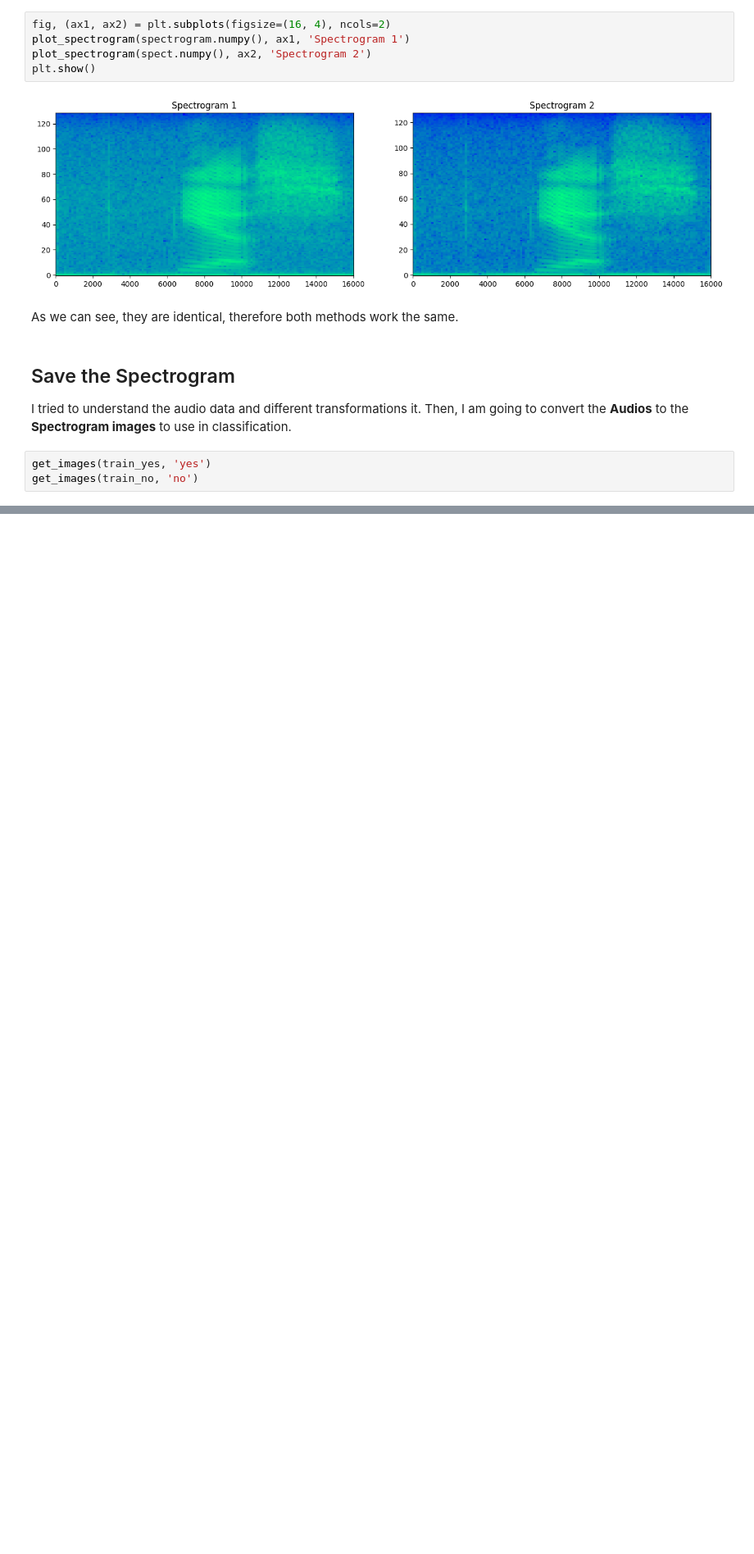
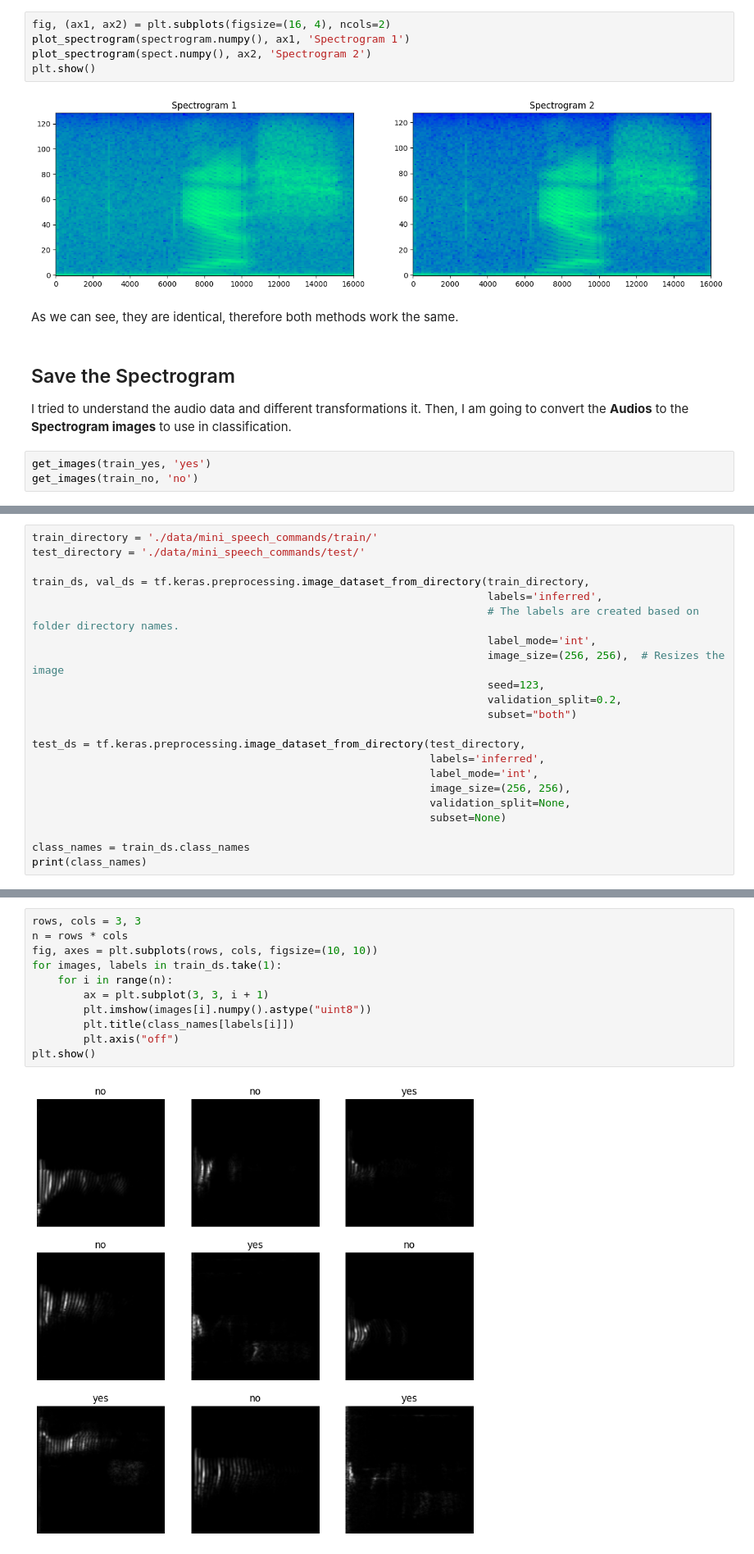
Before and after one commit to kavehmahdavi/TF_Portfolio, a Jupyter notebook: audio_classification/audio_classification.ipynb, the cells around one changed output, grey strips where cells are left out. Shown: that part at 82% size. Cells and saved outputs as stored; diff of their text form; blank space fills up the shorter version.

```diff
--- a/audio_classification/audio_classification.ipynb
+++ b/audio_classification/audio_classification.ipynb
@@ -297,0 +336,22 @@ get_images(train_no, 'no')
+# %%
+train_directory = './data/mini_speech_commands/train/'
+test_directory = './data/mini_speech_commands/test/'
+
+train_ds, val_ds = tf.keras.preprocessing.image_dataset_from_directory(train_directory,
+                                                                       labels='inferred',
+                                                                       # The labels are created based on folder directory names.
+                                                                       label_mode='int',
+                                                                       image_size=(256, 256),  # Resizes the image
+                                                                       seed=123,
+                                                                       validation_split=0.2,
+                                                                       subset="both")
+
+test_ds = tf.keras.preprocessing.image_dataset_from_directory(test_directory,
+                                                              labels='inferred',
+                                                              label_mode='int',
+                                                              image_size=(256, 256),
+                                                              validation_split=None,
+                                                              subset=None)
+
+class_names = train_ds.class_names
+print(class_names)
@@ -297,0 +366,13 @@ get_images(train_no, 'no')
+# %%
+rows, cols = 3, 3
+n = rows * cols
+fig, axes = plt.subplots(rows, cols, figsize=(10, 10))
+for images, labels in train_ds.take(1):
+    for i in range(n):
+        ax = plt.subplot(3, 3, i + 1)
+        plt.imshow(images[i].numpy().astype("uint8"))
+        plt.title(class_names[labels[i]])
+        plt.axis("off")
+plt.show()
+# %% [output]
+[figure, added]
```
Also changed, not shown: parts of 19 cells of this notebook.
